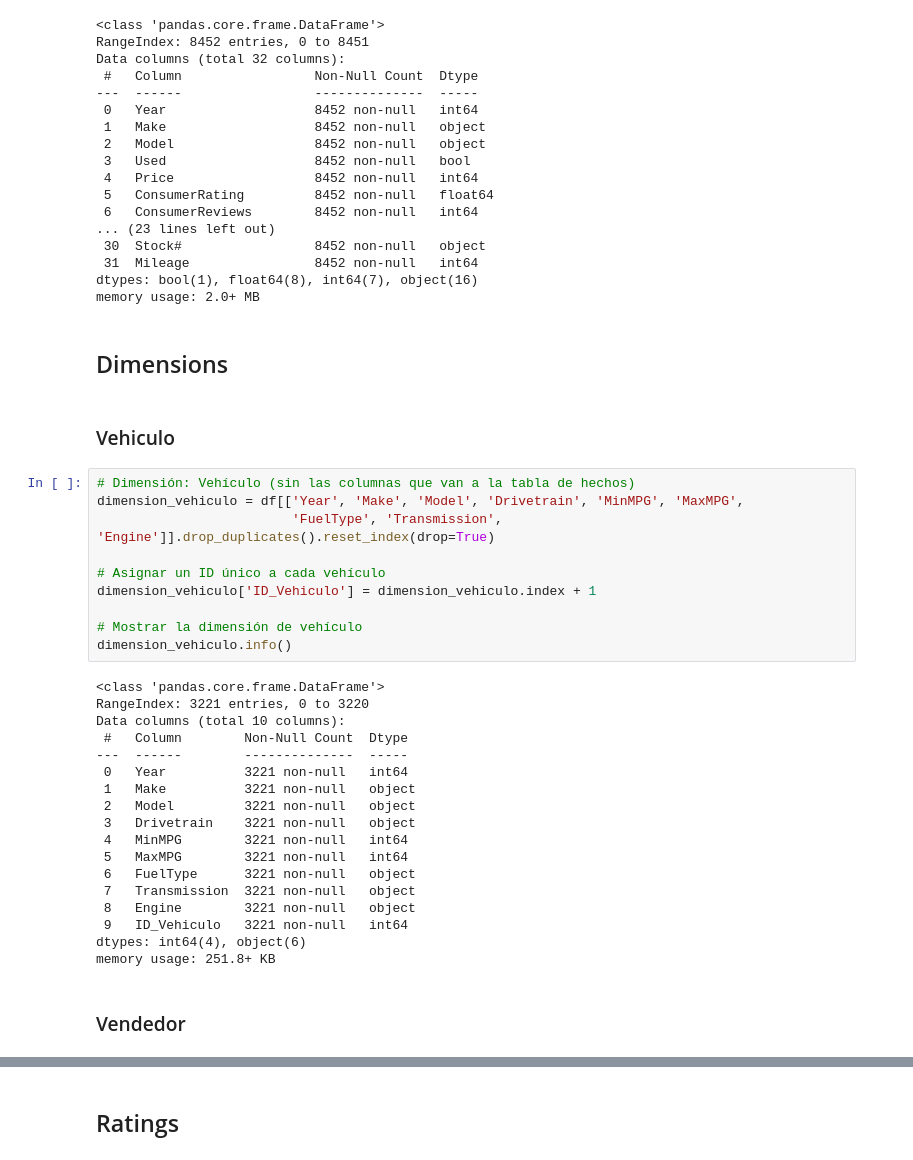
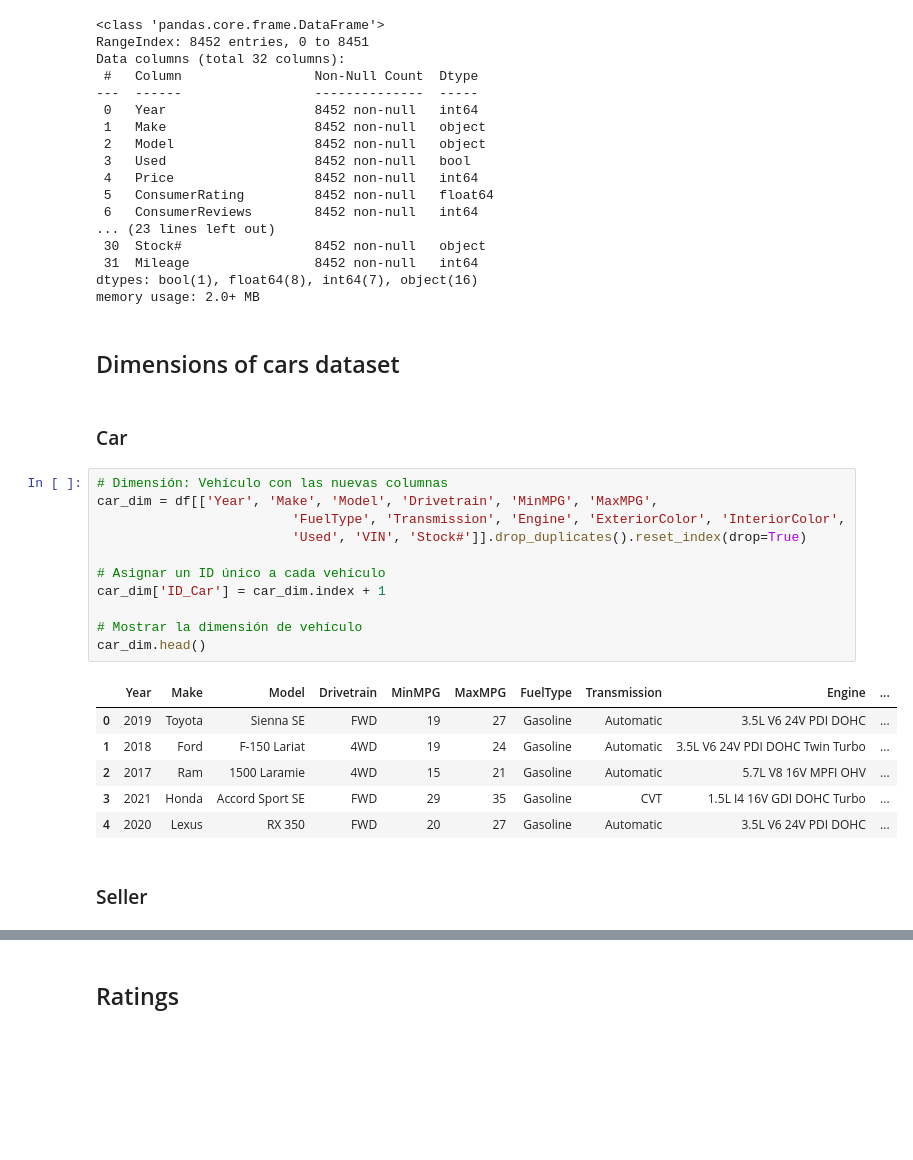
Before and after one commit to 2004santiago/Proyect-Cars-ETL, a Jupyter notebook: fact-dimensions.ipynb, the cells around one changed output, grey strips where cells are left out. Saved outputs shown, nothing was run; the diff lists cells and outputs as text; blank space fills up the shorter version.

Commit message:
Update fact-dimensions and add new temporal csv's for dimensional model

```diff
--- a/fact-dimensions.ipynb
+++ b/fact-dimensions.ipynb
@@ -29,38 +29,28 @@ Data columns (total 32 columns):
 dtypes: bool(1), float64(8), int64(7), object(16)
 memory usage: 2.0+ MB
 # %% [markdown]
-## Dimensions
+## Dimensions of cars dataset
 # %% [markdown]
-### Vehiculo
+### Car
 # %%
-# Dimensión: Vehículo (sin las columnas que van a la tabla de hechos)
-dimension_vehiculo = df[['Year', 'Make', 'Model', 'Drivetrain', 'MinMPG', 'MaxMPG',
-                         'FuelType', 'Transmission', 'Engine']].drop_duplicates().reset_index(drop=True)
+# Dimensión: Vehículo con las nuevas columnas
+car_dim = df[['Year', 'Make', 'Model', 'Drivetrain', 'MinMPG', 'MaxMPG',
+                         'FuelType', 'Transmission', 'Engine', 'ExteriorColor', 'InteriorColor',
+                         'Used', 'VIN', 'Stock#']].drop_duplicates().reset_index(drop=True)
 
 # Asignar un ID único a cada vehículo
-dimension_vehiculo['ID_Vehiculo'] = dimension_vehiculo.index + 1
+car_dim['ID_Car'] = car_dim.index + 1
 
 # Mostrar la dimensión de vehículo
-dimension_vehiculo.info()
+car_dim.head()
 # %% [output]
-<class 'pandas.core.frame.DataFrame'>
-RangeIndex: 3221 entries, 0 to 3220
-Data columns (total 10 columns):
- #   Column        Non-Null Count  Dtype
----  ------        --------------  -----
- 0   Year          3221 non-null   int64
- 1   Make          3221 non-null   object
- 2   Model         3221 non-null   object
- 3   Drivetrain    3221 non-null   object
- 4   MinMPG        3221 non-null   int64
- 5   MaxMPG        3221 non-null   int64
- 6   FuelType      3221 non-null   object
- 7   Transmission  3221 non-null   object
- 8   Engine        3221 non-null   object
- 9   ID_Vehiculo   3221 non-null   int64
-dtypes: int64(4), object(6)
-memory usage: 251.8+ KB
+|  | Year | Make | Model | Drivetrain | MinMPG | MaxMPG | FuelType | Transmission | Engine | ... |
+| 0 | 2019 | Toyota | Sienna SE | FWD | 19 | 27 | Gasoline | Automatic | 3.5L V6 24V PDI DOHC | ... |
+| 1 | 2018 | Ford | F-150 Lariat | 4WD | 19 | 24 | Gasoline | Automatic | 3.5L V6 24V PDI DOHC Twin Turbo | ... |
+| 2 | 2017 | Ram | 1500 Laramie | 4WD | 15 | 21 | Gasoline | Automatic | 5.7L V8 16V MPFI OHV | ... |
+| 3 | 2021 | Honda | Accord Sport SE | FWD | 29 | 35 | Gasoline | CVT | 1.5L I4 16V GDI DOHC Turbo | ... |
+| 4 | 2020 | Lexus | RX 350 | FWD | 20 | 27 | Gasoline | Automatic | 3.5L V6 24V PDI DOHC | ... |
 # %% [markdown]
-### Vendedor
+### Seller
 # %%
 # Dimensión: Vendedor (sin cambios)
```
Also changed, not shown: parts of 21 cells of this notebook, 10 other files.
